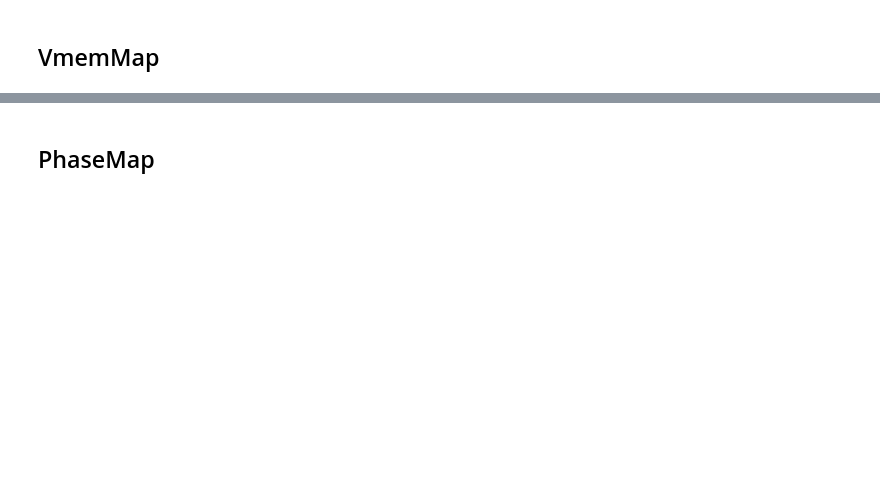
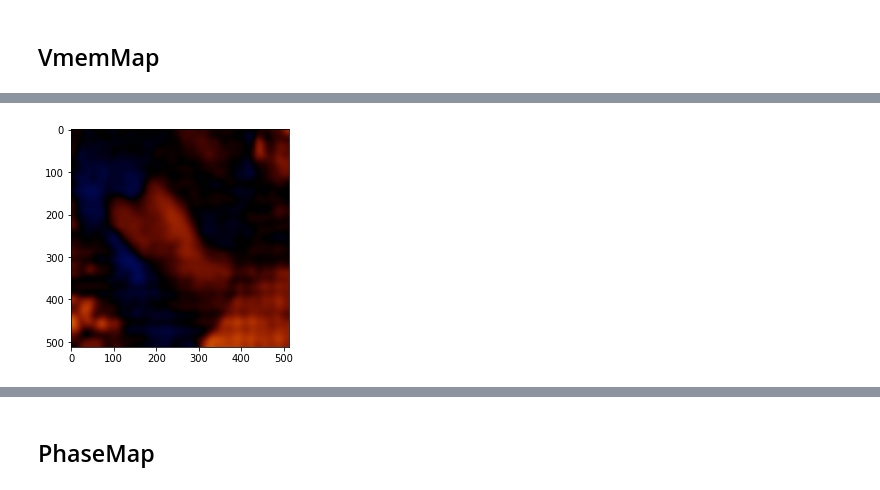
Before and after one commit to chenaoki/nb_opmap, a Jupyter notebook: main.ipynb, the cells around one changed output, grey strips where cells are left out. Saved outputs shown, nothing was run; the diff lists cells and outputs as text; code cells hidden in the pictures; blank space fills up the shorter version.

```diff
--- a/main.ipynb
+++ b/main.ipynb
@@ -37,0 +40,5 @@ vmem.showFrame(showFrame)
+# %%
+vmem.smooth(9)
+vmem.showFrame(showFrame)
+# %% [output]
+[figure, added]
```
Also changed, not shown: parts of 24 cells of this notebook.
